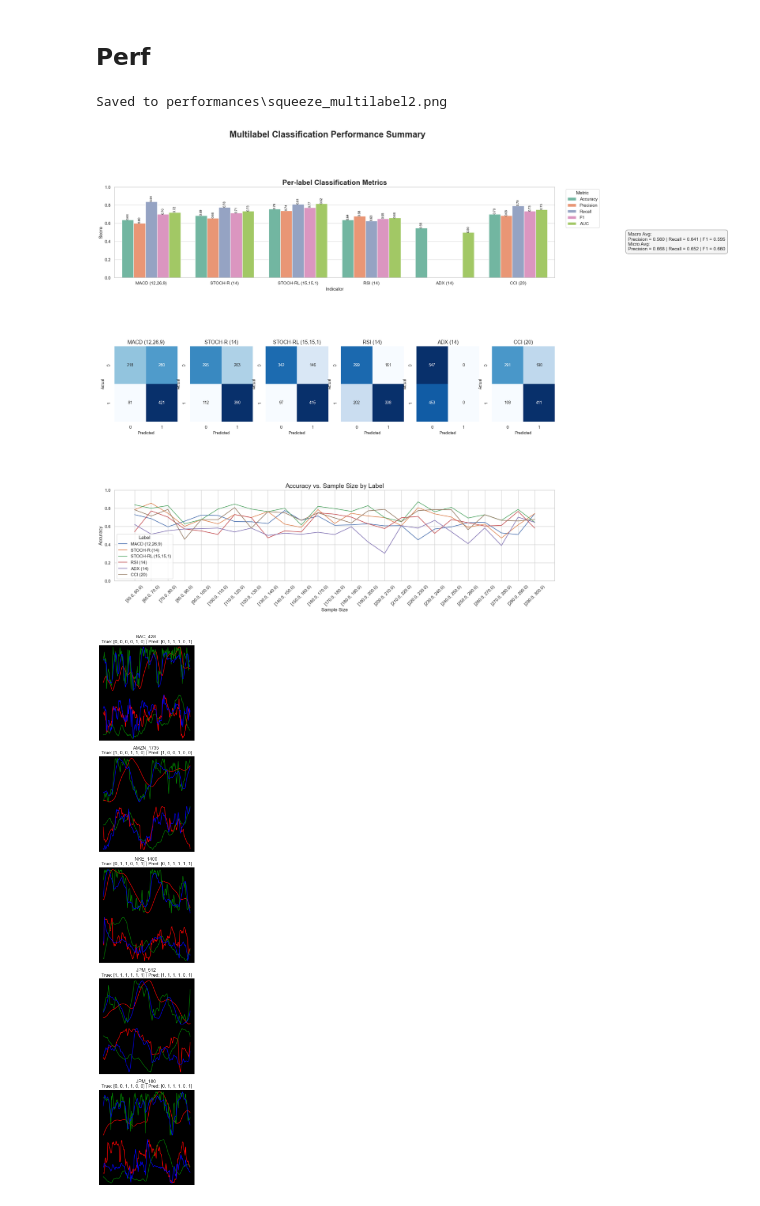
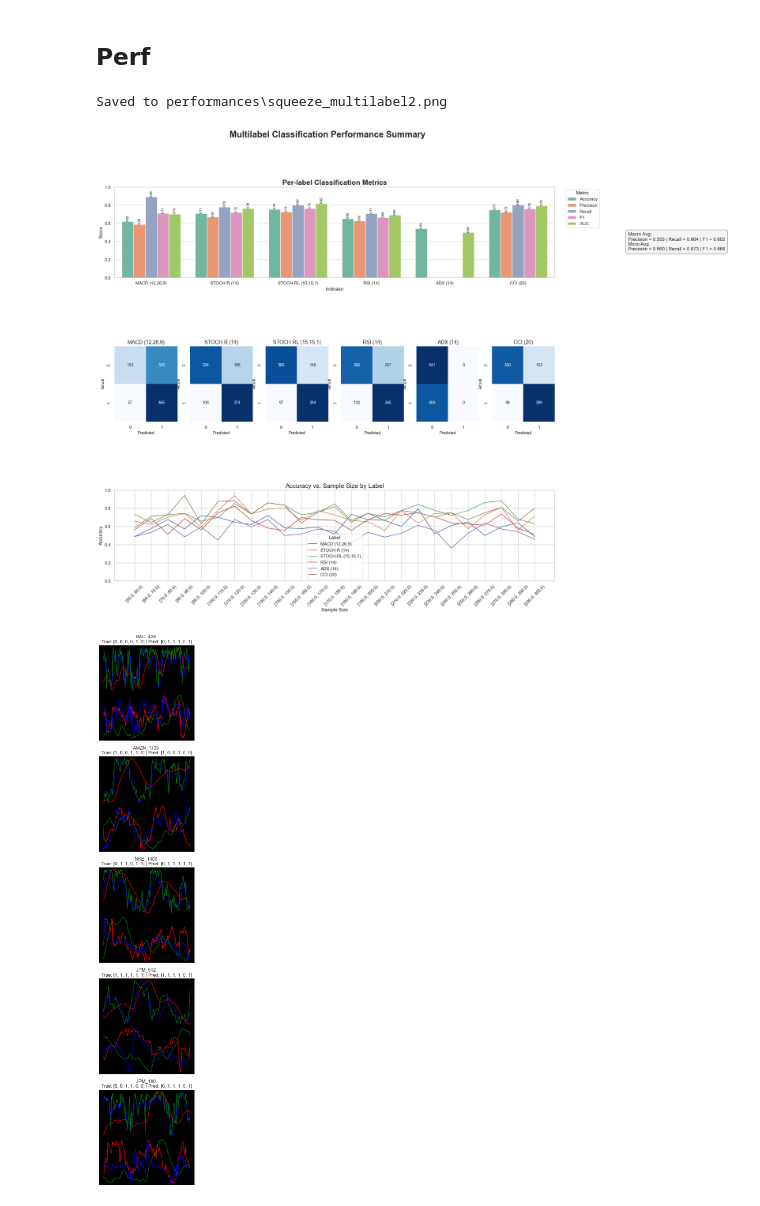
Before and after one commit to iduin/indicator-forecasting, a Jupyter notebook: baseline.ipynb, the cells around one changed output. Drawn from its saved outputs; the diff is of its cells as text; code cells hidden in the pictures.

Commit message:
Inference pipeliene creation

```diff
--- a/baseline.ipynb
+++ b/baseline.ipynb
@@ -72,16 +72,16 @@ IMAGE_SIZE = 128
 # %%
-train_loader, train_dataset = get_dataloader(TRAIN_DIR, TRAIN_LABEL_PATH, TRAIN_BATCH_SIZE, img_size= IMAGE_SIZE)
+train_loader, train_dataset = get_dataloader(TRAIN_DIR, TRAIN_LABEL_PATH, TRAIN_BATCH_SIZE)#, img_size= IMAGE_SIZE)
 
-test_loader, test_dataset = get_dataloader(TEST_DIR, TEST_LABEL_PATH, TEST_BATCH_SIZE, shuffle = False, img_size= IMAGE_SIZE)
+test_loader, test_dataset = get_dataloader(TEST_DIR, TEST_LABEL_PATH, TEST_BATCH_SIZE, shuffle = False)#, img_size= IMAGE_SIZE)
 
-test_synth_loader, test_synth_dataset = get_dataloader(SYNTH_DIR, SYNTH_LABEL_PATH, TEST_BATCH_SIZE, shuffle = False, img_size= IMAGE_SIZE)
+test_synth_loader, test_synth_dataset = get_dataloader(SYNTH_DIR, SYNTH_LABEL_PATH, TEST_BATCH_SIZE, shuffle = False)#, img_size= IMAGE_SIZE)
 
 # Create a smaller test subset
 subset_size = 1000
 assert subset_size <= len(test_dataset), "Subset size exceeds size of test dataset"
 
 # Random sample without replacement
-random.seed(42)
+random.seed(3)
 indices = random.sample(range(len(test_dataset)), subset_size)
 
 # Wrap in Subset and new DataLoader
@@ -117,14 +117,14 @@ Total samples: 2500
 # %%
 indics = ['MACD (12,26,9)', 'STOCH-R (14)', 'STOCH-RL (15,15,1)', 'RSI (14)', 'ADX (14)', 'CCI (20)']
 
 
 model = load_model_squeezenet(MODEL_PATH, DEVICE)
-all_labels, all_preds, all_probs, _, all_lens, _ = inference (model, small_synth_test_loader, INDICS, DEVICE)
+all_labels, all_preds, all_probs, _, all_lens, _ = inference (model, small_test_loader, INDICS, DEVICE)
 
 plot_full_evaluation_dashboard(all_labels, all_preds, all_probs, all_lens, indics, save_path = PERF_PATH)
 # %% [output]
 Saved to performances\squeeze_multilabel2.png
-[figure, old version]
+[figure, new version]
 # %%
 def show_predictions(dataset, y_true, y_pred, num_samples=5):
     fig, axes = plt.subplots(num_samples, 1, figsize=(10, 4 * num_samples), squeeze=False)
```
Also changed, not shown: parts of 8 cells of this notebook, 16 other files.
